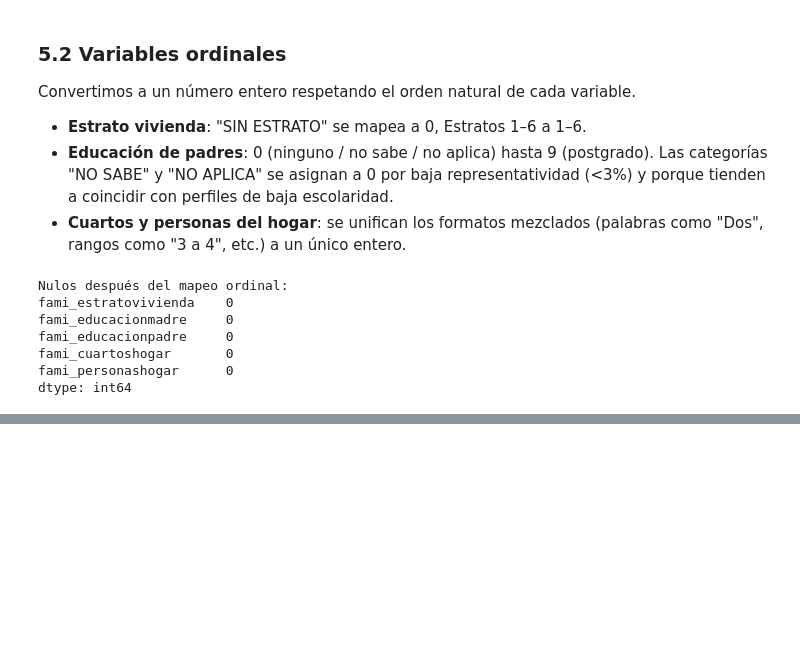
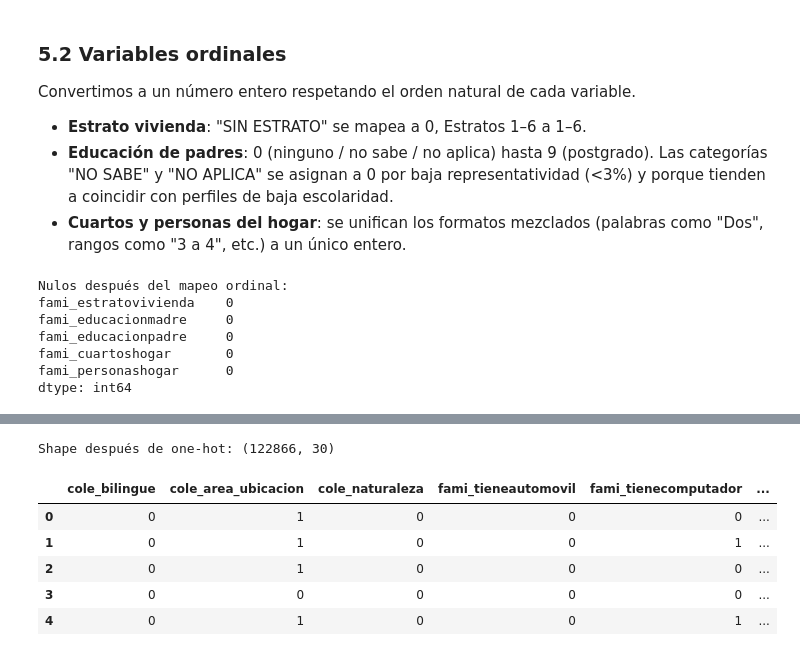
Before and after one commit to lrestrepoe/proyecto2-analitica, a Jupyter notebook: Modelo_Juan_Felipe_Echeverry.ipynb, the cells around one changed output, grey strips where cells are left out. Drawn from its saved outputs; the diff is of its cells as text; code cells hidden in the pictures; blank space fills up the shorter version.

```diff
--- a/Modelo_Juan_Felipe_Echeverry.ipynb
+++ b/Modelo_Juan_Felipe_Echeverry.ipynb
@@ -331,0 +336,18 @@ dtype: int64
+# %%
+df_modelo = pd.get_dummies(
+    df_modelo,
+    columns=features_nominales,
+    prefix=features_nominales,
+    dtype=int
+)
+
+print(f"Shape después de one-hot: {df_modelo.shape}")
+df_modelo.head()
+# %% [output]
+Shape después de one-hot: (122866, 30)
+|  | cole_bilingue | cole_area_ubicacion | cole_naturaleza | fami_tieneautomovil | fami_tienecomputador | ... |
+| 0 | 0 | 1 | 0 | 0 | 0 | ... |
+| 1 | 0 | 1 | 0 | 0 | 1 | ... |
+| 2 | 0 | 1 | 0 | 0 | 0 | ... |
+| 3 | 0 | 0 | 0 | 0 | 0 | ... |
+| 4 | 0 | 1 | 0 | 0 | 1 | ... |
```
Also changed, not shown: parts of 2 cells of this notebook.
